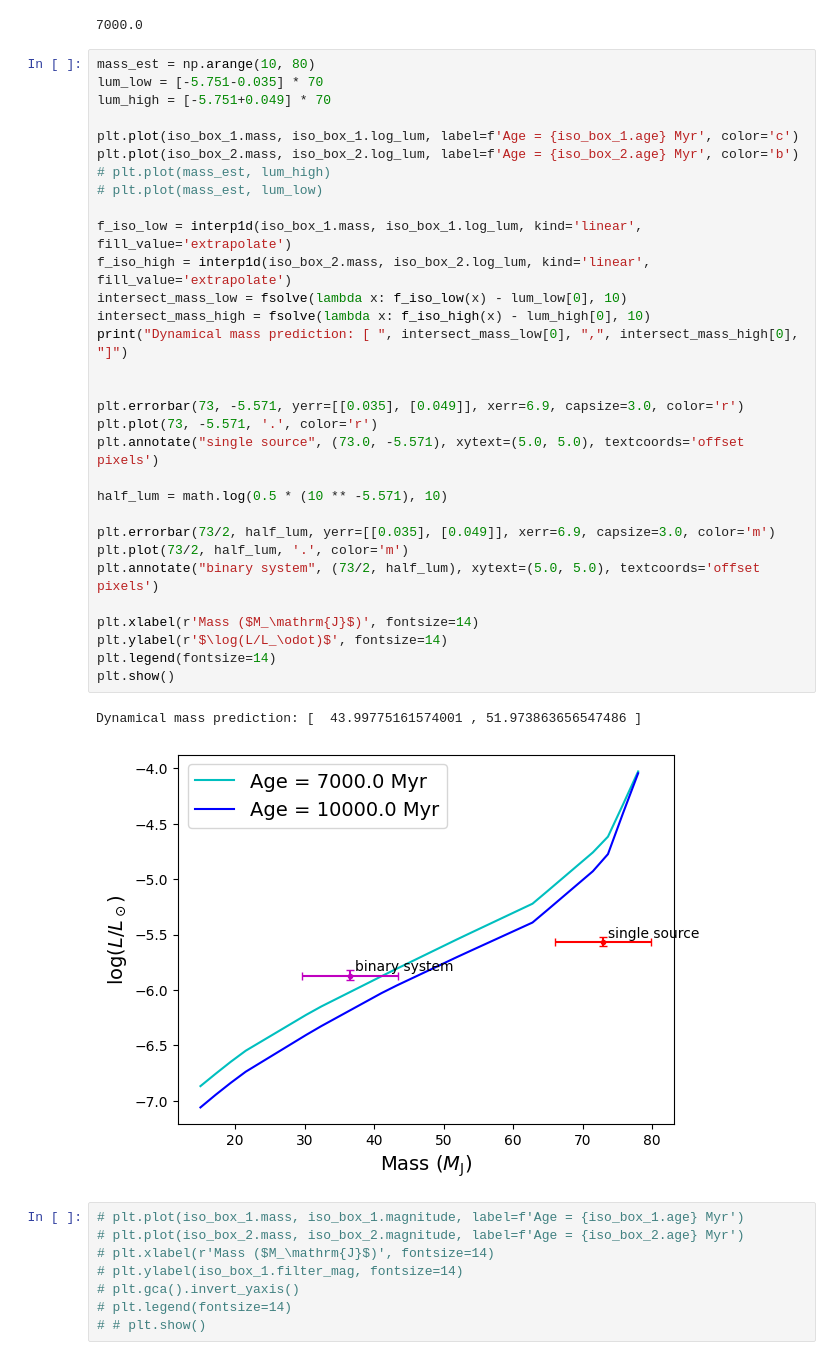
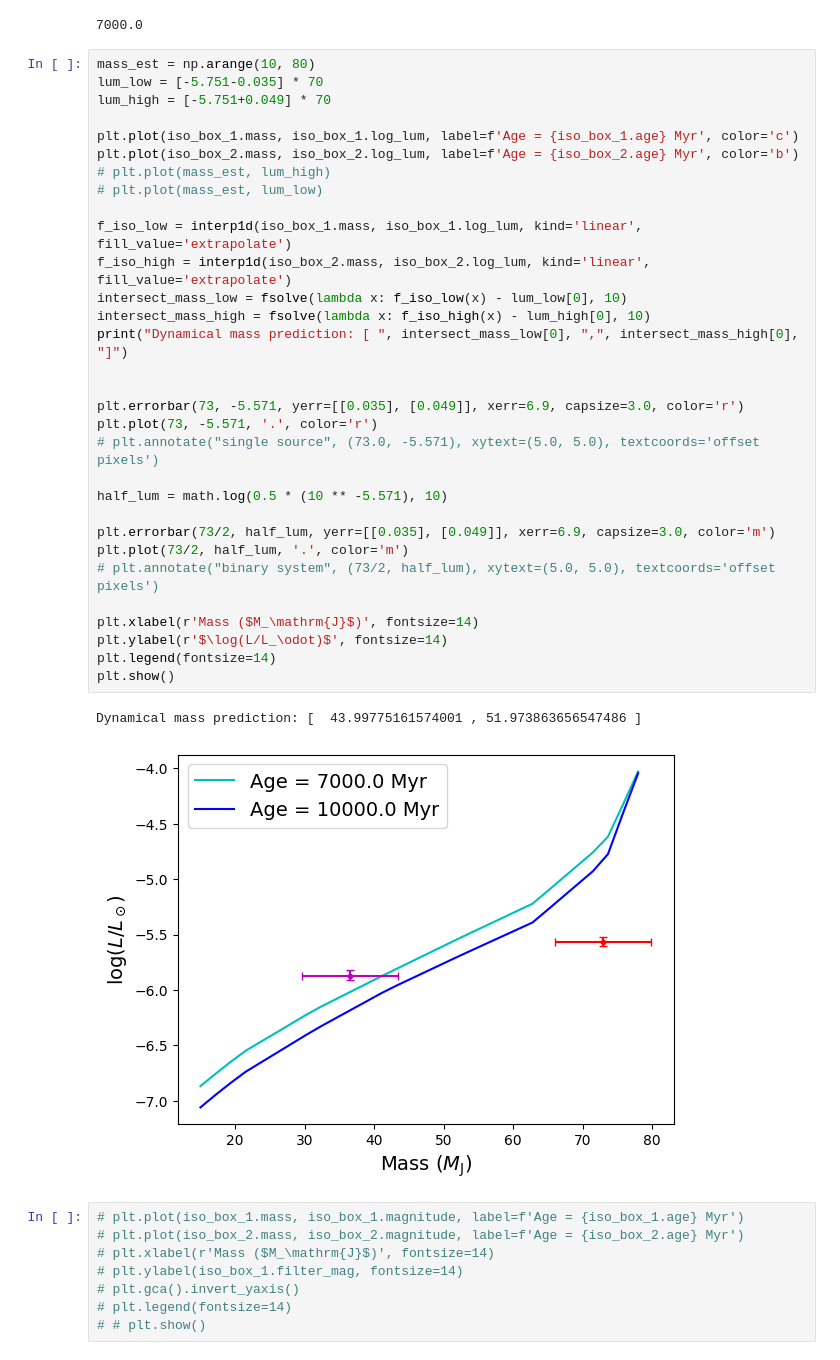
Before and after one commit to benlchang/HD47127-b-ADI, a Jupyter notebook: species.ipynb, the cells around one changed output. Drawn from its saved outputs; the diff is of its cells as text.

```diff
--- a/species.ipynb
+++ b/species.ipynb
@@ -774,36 +784,36 @@ print(iso_box_1.age)
 mass_est = np.arange(10, 80)
 lum_low = [-5.751-0.035] * 70
 lum_high = [-5.751+0.049] * 70
 
 plt.plot(iso_box_1.mass, iso_box_1.log_lum, label=f'Age = {iso_box_1.age} Myr', color='c')
 plt.plot(iso_box_2.mass, iso_box_2.log_lum, label=f'Age = {iso_box_2.age} Myr', color='b')
 # plt.plot(mass_est, lum_high)
 # plt.plot(mass_est, lum_low)
 
 f_iso_low = interp1d(iso_box_1.mass, iso_box_1.log_lum, kind='linear', fill_value='extrapolate')
 f_iso_high = interp1d(iso_box_2.mass, iso_box_2.log_lum, kind='linear', fill_value='extrapolate')
 intersect_mass_low = fsolve(lambda x: f_iso_low(x) - lum_low[0], 10)
 intersect_mass_high = fsolve(lambda x: f_iso_high(x) - lum_high[0], 10)
 print("Dynamical mass prediction: [ ", intersect_mass_low[0], ",", intersect_mass_high[0], "]")
 
 
 plt.errorbar(73, -5.571, yerr=[[0.035], [0.049]], xerr=6.9, capsize=3.0, color='r')
 plt.plot(73, -5.571, '.', color='r')
-plt.annotate("single source", (73.0, -5.571), xytext=(5.0, 5.0), textcoords='offset pixels')
+# plt.annotate("single source", (73.0, -5.571), xytext=(5.0, 5.0), textcoords='offset pixels')
 
 half_lum = math.log(0.5 * (10 ** -5.571), 10)
 
 plt.errorbar(73/2, half_lum, yerr=[[0.035], [0.049]], xerr=6.9, capsize=3.0, color='m')
 plt.plot(73/2, half_lum, '.', color='m')
-plt.annotate("binary system", (73/2, half_lum), xytext=(5.0, 5.0), textcoords='offset pixels')
+# plt.annotate("binary system", (73/2, half_lum), xytext=(5.0, 5.0), textcoords='offset pixels')
 
 plt.xlabel(r'Mass ($M_\mathrm{J}$)', fontsize=14)
 plt.ylabel(r'$\log(L/L_\odot)$', fontsize=14)
 plt.legend(fontsize=14)
 plt.show()
 # %% [output]
 Dynamical mass prediction: [  43.99775161574001 , 51.973863656547486 ]
-[figure, old version]
+[figure, new version]
 # %%
 # plt.plot(iso_box_1.mass, iso_box_1.magnitude, label=f'Age = {iso_box_1.age} Myr')
 # plt.plot(iso_box_2.mass, iso_box_2.magnitude, label=f'Age = {iso_box_2.age} Myr')
```
Also changed, not shown: parts of 5 cells of this notebook.
